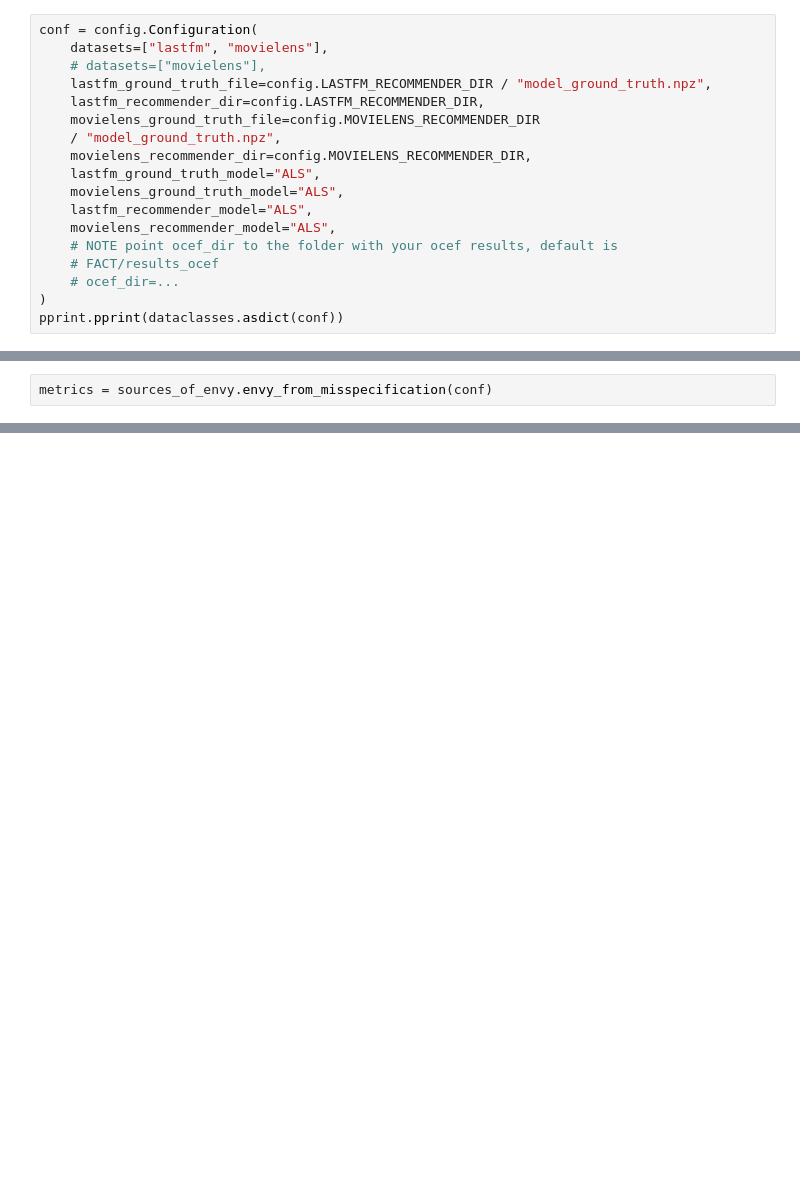
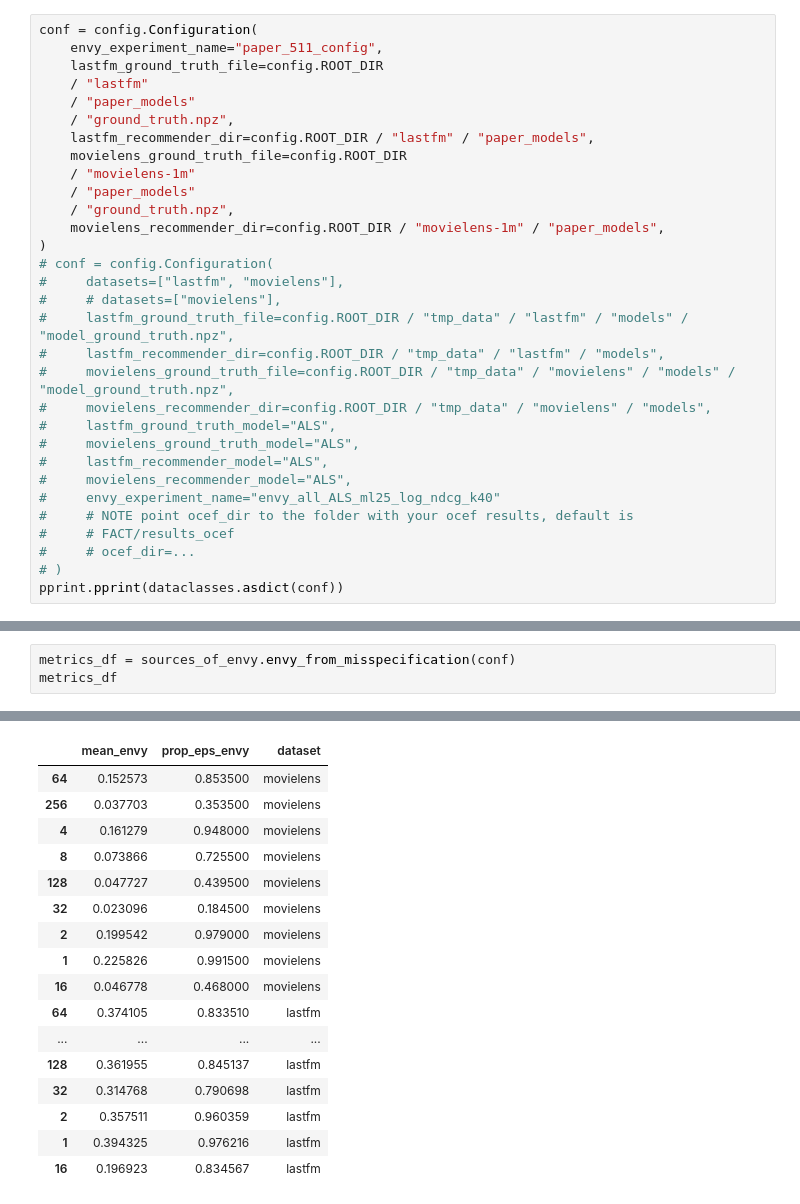
Before and after one commit to palfibogdan/FACT, a Jupyter notebook: FACT/ocef_notebook.ipynb, the cells around one changed output, grey strips where cells are left out. Cells and saved outputs as stored; diff of their text form; blank space fills up the shorter version.

Commit message:
running final envy models, upload what exists so far

```diff
--- a/FACT/ocef_notebook.ipynb
+++ b/FACT/ocef_notebook.ipynb
@@ -20,19 +18,32 @@ import sources_of_envy
 # %%
 conf = config.Configuration(
-    datasets=["lastfm", "movielens"],
-    # datasets=["movielens"],
-    lastfm_ground_truth_file=config.LASTFM_RECOMMENDER_DIR / "model_ground_truth.npz",
-    lastfm_recommender_dir=config.LASTFM_RECOMMENDER_DIR,
-    movielens_ground_truth_file=config.MOVIELENS_RECOMMENDER_DIR
-    / "model_ground_truth.npz",
-    movielens_recommender_dir=config.MOVIELENS_RECOMMENDER_DIR,
-    lastfm_ground_truth_model="ALS",
-    movielens_ground_truth_model="ALS",
-    lastfm_recommender_model="ALS",
-    movielens_recommender_model="ALS",
-    # NOTE point ocef_dir to the folder with your ocef results, default is
-    # FACT/results_ocef
-    # ocef_dir=...
+    envy_experiment_name="paper_511_config",
+    lastfm_ground_truth_file=config.ROOT_DIR
+    / "lastfm"
+    / "paper_models"
+    / "ground_truth.npz",
+    lastfm_recommender_dir=config.ROOT_DIR / "lastfm" / "paper_models",
+    movielens_ground_truth_file=config.ROOT_DIR
+    / "movielens-1m"
+    / "paper_models"
+    / "ground_truth.npz",
+    movielens_recommender_dir=config.ROOT_DIR / "movielens-1m" / "paper_models",
 )
+# conf = config.Configuration(
+#     datasets=["lastfm", "movielens"],
+#     # datasets=["movielens"],
+#     lastfm_ground_truth_file=config.ROOT_DIR / "tmp_data" / "lastfm" / "models" / "model_ground_truth.npz",
+#     lastfm_recommender_dir=config.ROOT_DIR / "tmp_data" / "lastfm" / "models",
+#     movielens_ground_truth_file=config.ROOT_DIR / "tmp_data" / "movielens" / "models" / "model_ground_truth.npz",
+#     movielens_recommender_dir=config.ROOT_DIR / "tmp_data" / "movielens" / "models",
+#     lastfm_ground_truth_model="ALS",
+#     movielens_ground_truth_model="ALS",
+#     lastfm_recommender_model="ALS",
+#     movielens_recommender_model="ALS",
+#     envy_experiment_name="envy_all_ALS_ml25_log_ndcg_k40"
+#     # NOTE point ocef_dir to the folder with your ocef results, default is
+#     # FACT/results_ocef
+#     # ocef_dir=...
+# )
 pprint.pprint(dataclasses.asdict(conf))
 # %% [output]
@@ -61,2 +72,4 @@ FileNotFoundError: [Errno 2] No such file or directory: '../results_ocef/problem
 # %%
-metrics = sources_of_envy.envy_from_misspecification(conf)
+metrics_df = sources_of_envy.envy_from_misspecification(conf)
+metrics_df
+# %% [output]
@@ -62,0 +80,17 @@ metrics = sources_of_envy.envy_from_misspecification(conf)
+|  | mean_envy | prop_eps_envy | dataset |
+| 64 | 0.152573 | 0.853500 | movielens |
+| 256 | 0.037703 | 0.353500 | movielens |
+| 4 | 0.161279 | 0.948000 | movielens |
+| 8 | 0.073866 | 0.725500 | movielens |
+| 128 | 0.047727 | 0.439500 | movielens |
+| 32 | 0.023096 | 0.184500 | movielens |
+| 2 | 0.199542 | 0.979000 | movielens |
+| 1 | 0.225826 | 0.991500 | movielens |
+| 16 | 0.046778 | 0.468000 | movielens |
+| 64 | 0.374105 | 0.833510 | lastfm |
+| ... | ... | ... | ... |
+| 128 | 0.361955 | 0.845137 | lastfm |
+| 32 | 0.314768 | 0.790698 | lastfm |
+| 2 | 0.357511 | 0.960359 | lastfm |
+| 1 | 0.394325 | 0.976216 | lastfm |
+| 16 | 0.196923 | 0.834567 | lastfm |
```
Also changed, not shown: parts of 8 cells of this notebook, 59 other files.
